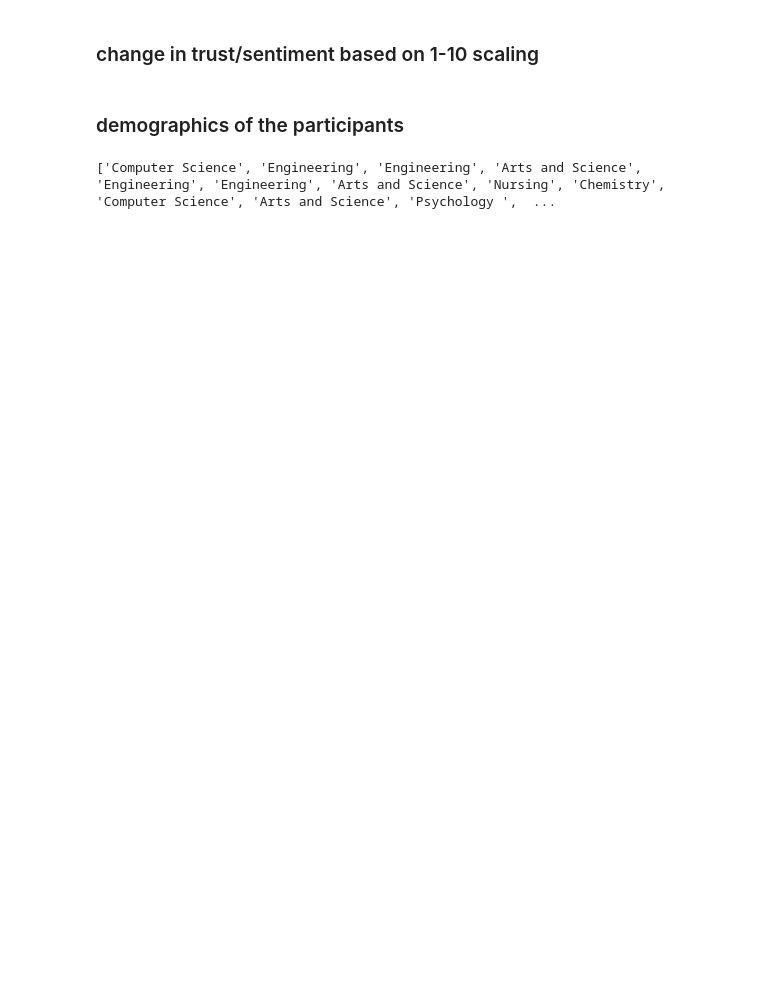
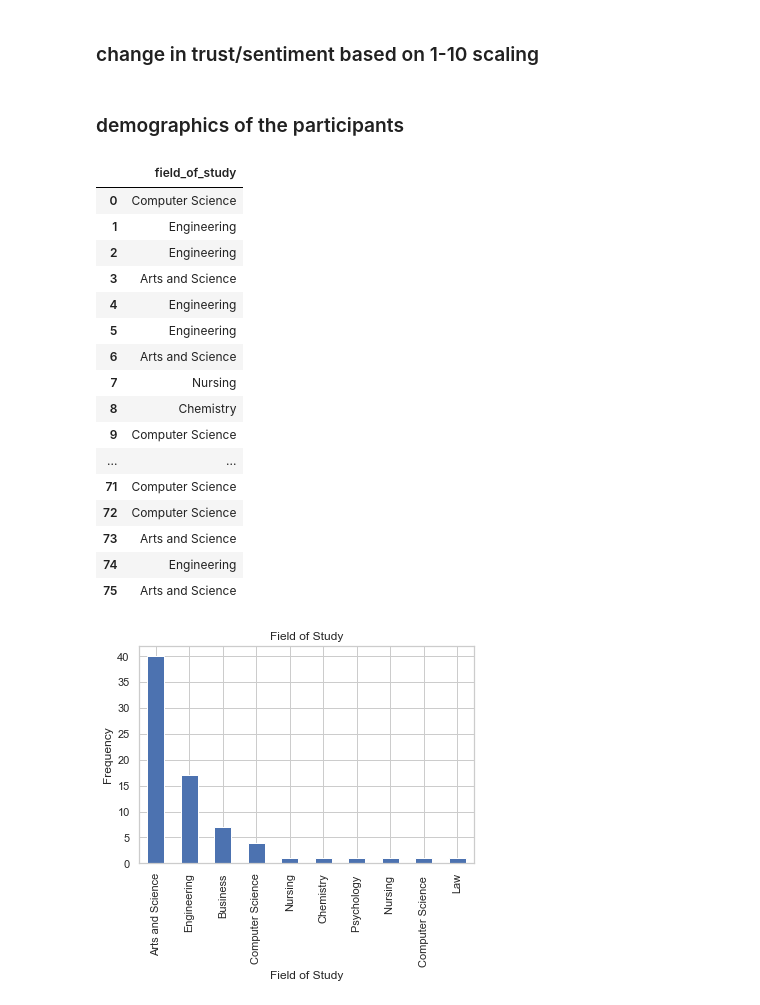
Before and after one commit to bendjko/CSE-527S-Final-Project, a Jupyter notebook: ben_testing.ipynb, the cells around one changed output. Drawn from its saved outputs; the diff is of its cells as text; code cells hidden in the pictures; blank space fills up the shorter version.

```diff
--- a/ben_testing.ipynb
+++ b/ben_testing.ipynb
@@ -304,11 +360,45 @@ plt.show()
 #
 # %% [markdown]
 ### demographics of the participants
-# %%
-# field of study, education, familiarity, initial trust, and experience
-# analyze field of study
-field_of_study_data = pp_data['field_of_study'].dropna()
-field_of_study_data = field_of_study_data.to_list()
-print(field_of_study_data)
-# %% [output]
-['Computer Science', 'Engineering', 'Engineering', 'Arts and Science', 'Engineering', 'Engineering', 'Arts and Science', 'Nursing', 'Chemistry', 'Computer Science', 'Arts and Science', 'Psychology ',  ...
+# %%
+# field of study, education, familiarity, initial trust, and experience
+# analyze field of study
+field_of_study_data = pp_data['field_of_study'].dropna()
+# do not truncate the data
+field_of_study_data=pd.DataFrame(field_of_study_data)
+pd.set_option('display.max_rows', None)
+
+# display(field_of_study_data)
+
+# merge psychology into arts and science
+field_of_study_data['field_of_study'] = field_of_study_data['field_of_study'].replace('Psychology', 'Arts and Science')
+
+# rename legal studies to law
+field_of_study_data['field_of_study'] = field_of_study_data['field_of_study'].replace('Legal (practicing attorney)', 'Law')
+
+display(field_of_study_data)
+# plot using plt
+field_of_study_data['field_of_study'].value_counts().plot(kind='bar')
+plt.xlabel("Field of Study")
+plt.ylabel("Frequency")
+plt.title("Field of Study")
+plt.show()
+# %% [output]
+|  | field_of_study |
+| 0 | Computer Science |
+| 1 | Engineering |
+| 2 | Engineering |
+| 3 | Arts and Science |
+| 4 | Engineering |
+| 5 | Engineering |
+| 6 | Arts and Science |
+| 7 | Nursing |
+| 8 | Chemistry |
+| 9 | Computer Science |
+| ... | ... |
+| 71 | Computer Science |
+| 72 | Computer Science |
+| 73 | Arts and Science |
+| 74 | Engineering |
+| 75 | Arts and Science |
+[figure, added]
```
Also changed, not shown: parts of 8 cells of this notebook.
